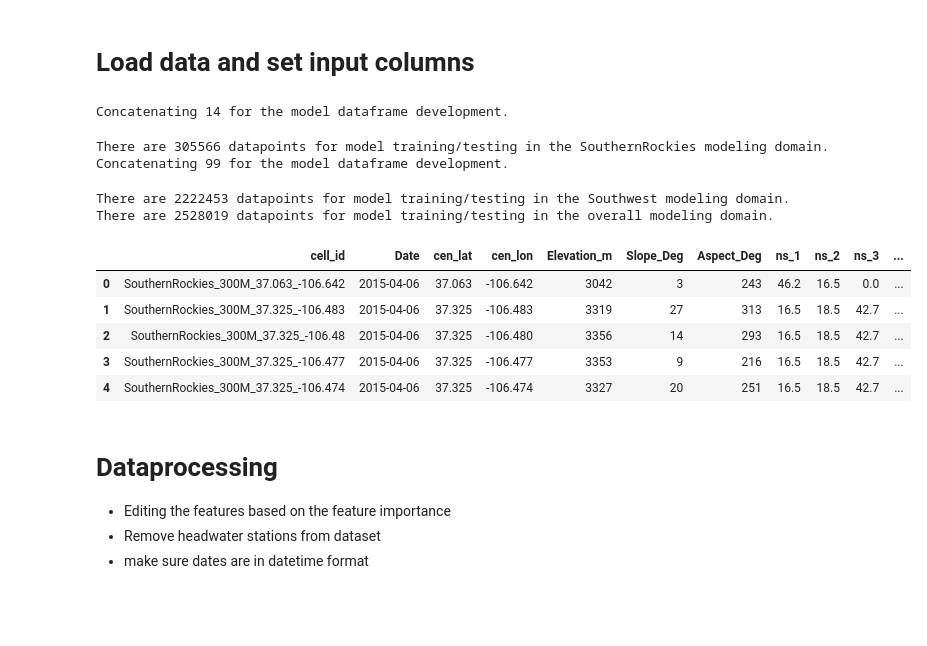
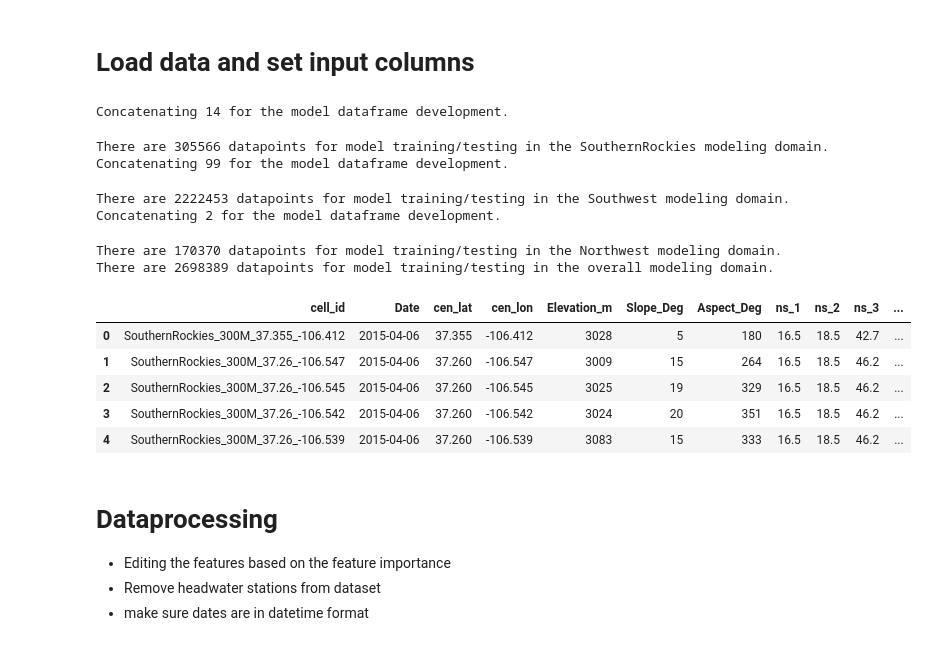
Before and after one commit to whitelightning450/SWEMLv2.0, a Jupyter notebook: Modeling/MLP.ipynb, the cells around one changed output. Drawn from its saved outputs; the diff is of its cells as text; code cells hidden in the pictures; blank space fills up the shorter version.

```diff
--- a/Modeling/MLP.ipynb
+++ b/Modeling/MLP.ipynb
@@ -26,25 +26,27 @@ MLP development script
 # Load data and set input columns
 # %%
 #load data
-regionlist = ['SouthernRockies', 'Southwest']
+regionlist = ['SouthernRockies', 'Southwest', 'Northwest']
 output_res = '300M_Resolution'
-DataFrame = 'VIIRSGeoObsDFs'
+DataFrame = 'PrecipVIIRSGeoObsDFs'
 fSCA_thresh = '20_fSCA_Thresh'
 
 df = dataloader.get_ML_Data(regionlist, output_res, DataFrame, fSCA_thresh)
 df.head()
 # %% [output]
 Concatenating 14 for the model dataframe development.
 There are 305566 datapoints for model training/testing in the SouthernRockies modeling domain.
 Concatenating 99 for the model dataframe development.
 There are 2222453 datapoints for model training/testing in the Southwest modeling domain.
-There are 2528019 datapoints for model training/testing in the overall modeling domain.
+Concatenating 2 for the model dataframe development.
+There are 170370 datapoints for model training/testing in the Northwest modeling domain.
+There are 2698389 datapoints for model training/testing in the overall modeling domain.
 |  | cell_id | Date | cen_lat | cen_lon | Elevation_m | Slope_Deg | Aspect_Deg | ns_1 | ns_2 | ns_3 | ... |
-| 0 | SouthernRockies_300M_37.063_-106.642 | 2015-04-06 | 37.063 | -106.642 | 3042 | 3 | 243 | 46.2 | 16.5 | 0.0 | ... |
-| 1 | SouthernRockies_300M_37.325_-106.483 | 2015-04-06 | 37.325 | -106.483 | 3319 | 27 | 313 | 16.5 | 18.5 | 42.7 | ... |
-| 2 | SouthernRockies_300M_37.325_-106.48 | 2015-04-06 | 37.325 | -106.480 | 3356 | 14 | 293 | 16.5 | 18.5 | 42.7 | ... |
-| 3 | SouthernRockies_300M_37.325_-106.477 | 2015-04-06 | 37.325 | -106.477 | 3353 | 9 | 216 | 16.5 | 18.5 | 42.7 | ... |
-| 4 | SouthernRockies_300M_37.325_-106.474 | 2015-04-06 | 37.325 | -106.474 | 3327 | 20 | 251 | 16.5 | 18.5 | 42.7 | ... |
+| 0 | SouthernRockies_300M_37.355_-106.412 | 2015-04-06 | 37.355 | -106.412 | 3028 | 5 | 180 | 16.5 | 18.5 | 42.7 | ... |
+| 1 | SouthernRockies_300M_37.26_-106.547 | 2015-04-06 | 37.260 | -106.547 | 3009 | 15 | 264 | 16.5 | 18.5 | 46.2 | ... |
+| 2 | SouthernRockies_300M_37.26_-106.545 | 2015-04-06 | 37.260 | -106.545 | 3025 | 19 | 329 | 16.5 | 18.5 | 46.2 | ... |
+| 3 | SouthernRockies_300M_37.26_-106.542 | 2015-04-06 | 37.260 | -106.542 | 3024 | 20 | 351 | 16.5 | 18.5 | 46.2 | ... |
+| 4 | SouthernRockies_300M_37.26_-106.539 | 2015-04-06 | 37.260 | -106.539 | 3083 | 15 | 333 | 16.5 | 18.5 | 46.2 | ... |
 # %% [markdown]
 # Dataprocessing
 * Editing the features based on the feature importance
```
Also changed, not shown: parts of 5 cells of this notebook, 8 other files.
